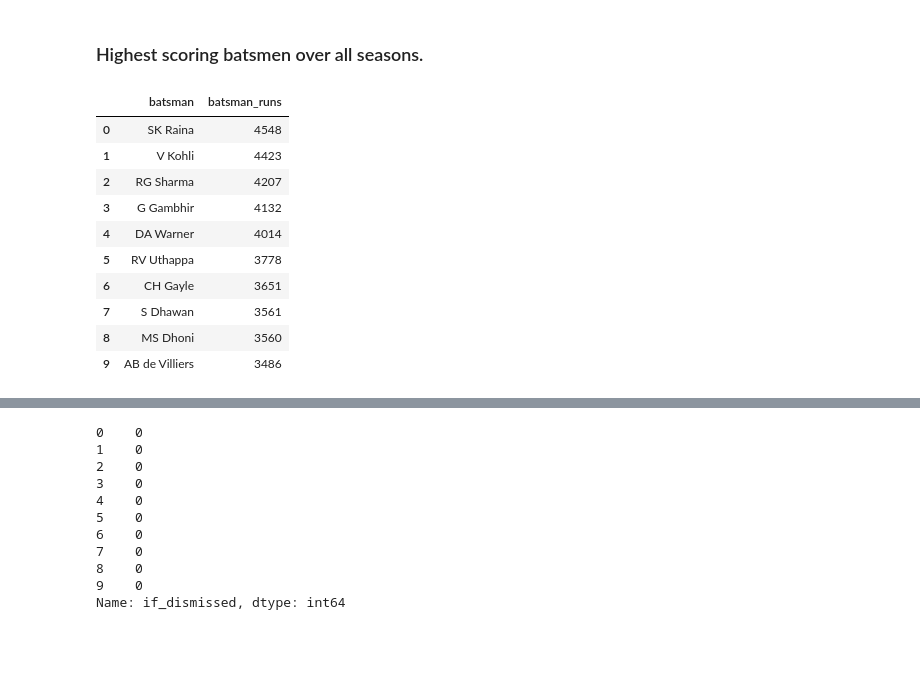
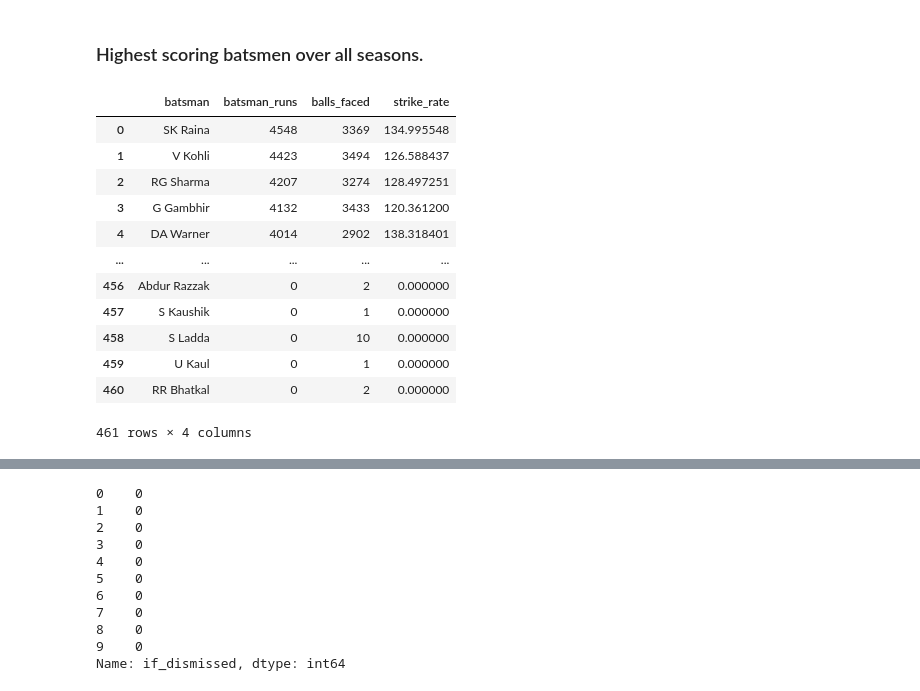
Before and after one commit to ryuukkk/ipl-analysis, a Jupyter notebook: visualisations.ipynb, the cells around one changed output, grey strips where cells are left out. Drawn from its saved outputs; the diff is of its cells as text; code cells hidden in the pictures; blank space fills up the shorter version.

```diff
--- a/visualisations.ipynb
+++ b/visualisations.ipynb
@@ -20,6 +20,10 @@ delivs.head()
 | 3 | 1 | 1 | Sunrisers Hyderabad | Royal Challengers Bangalore | 1 | 4 | DA Warner | S Dhawan | TS Mills | ... |
 | 4 | 1 | 1 | Sunrisers Hyderabad | Royal Challengers Bangalore | 1 | 5 | DA Warner | S Dhawan | TS Mills | ... |
 5 rows × 21 columns
+# %%
+balls_faced = delivs.groupby('batsman')['bowler'].count()
+balls_delivered = delivs.groupby('bowler')['bowler'].count()
+runs_conceded = delivs.groupby('bowler')['total_runs'].sum()
 # %%
 matches.head()
 # %% [output]
@@ -32,17 +36,23 @@ matches.head()
 # %% [markdown]
 <h3>Highest scoring batsmen over all seasons.</h3>
 # %%
-batsman_runs_sorted = delivs.groupby('batsman')[['batsman', 'batsman_runs']].sum().sort_values(by='batsman_runs', ascending=False).reset_index()
-batsman_runs_sorted.head(10)
+batsman_runs = delivs.groupby('batsman')[['batsman', 'batsman_runs']].sum()
+batsman_runs['balls_faced'] = balls_faced
+strike_rates = batsman_runs['batsman_runs']*100/batsman_runs['balls_faced']
+batsman_runs['strike_rate'] = pd.Series(strike_rates)
+batsman_runs_sorted = batsman_runs.sort_values(by='batsman_runs', ascending=False).reset_index()
+batsman_runs_sorted
 # %% [output]
-|  | batsman | batsman_runs |
-| 0 | SK Raina | 4548 |
-| 1 | V Kohli | 4423 |
-| 2 | RG Sharma | 4207 |
-| 3 | G Gambhir | 4132 |
-| 4 | DA Warner | 4014 |
-| 5 | RV Uthappa | 3778 |
-| 6 | CH Gayle | 3651 |
-| 7 | S Dhawan | 3561 |
-| 8 | MS Dhoni | 3560 |
-| 9 | AB de Villiers | 3486 |
+|  | batsman | batsman_runs | balls_faced | strike_rate |
+| 0 | SK Raina | 4548 | 3369 | 134.995548 |
+| 1 | V Kohli | 4423 | 3494 | 126.588437 |
+| 2 | RG Sharma | 4207 | 3274 | 128.497251 |
+| 3 | G Gambhir | 4132 | 3433 | 120.361200 |
+| 4 | DA Warner | 4014 | 2902 | 138.318401 |
+| ... | ... | ... | ... | ... |
+| 456 | Abdur Razzak | 0 | 2 | 0.000000 |
+| 457 | S Kaushik | 0 | 1 | 0.000000 |
+| 458 | S Ladda | 0 | 10 | 0.000000 |
+| 459 | U Kaul | 0 | 1 | 0.000000 |
+| 460 | RR Bhatkal | 0 | 2 | 0.000000 |
+461 rows × 4 columns
```
Also changed, not shown: parts of 11 cells of this notebook, 4 other files.
